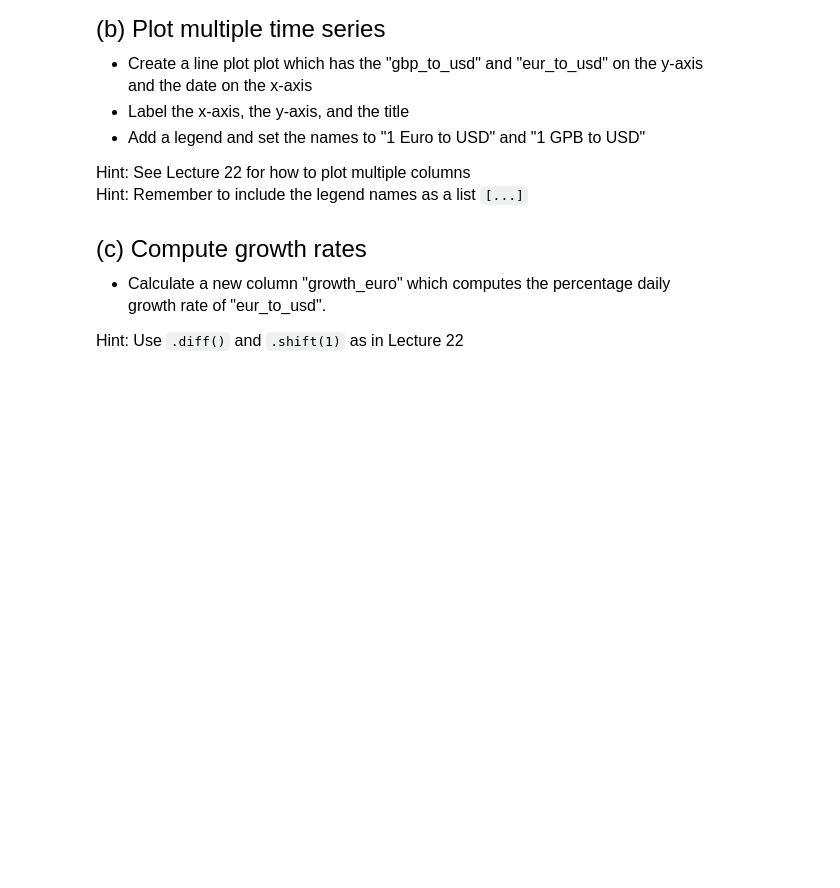
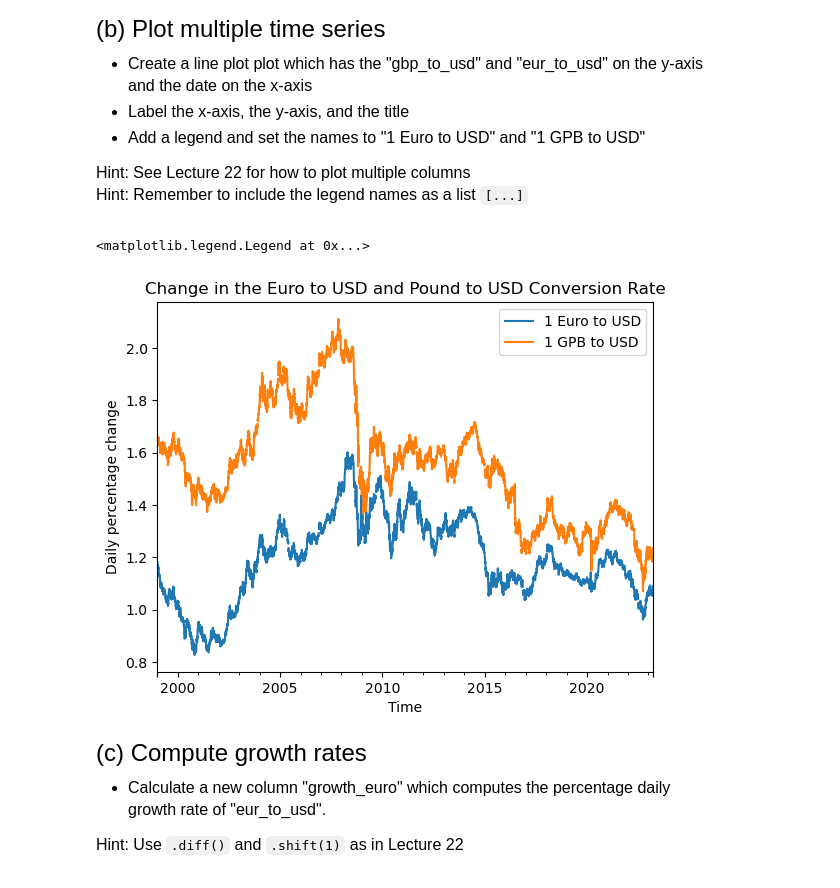
Before and after one commit to jshimp/emoryqtm151, a Jupyter notebook: Quiz 5 - Section 3.ipynb, the cells around one changed output. Saved outputs shown, nothing was run; the diff lists cells and outputs as text; code cells hidden in the pictures; blank space fills up the shorter version.

```diff
--- a/Quiz 5 - Section 3.ipynb
+++ b/Quiz 5 - Section 3.ipynb
@@ -52,3 +59,9 @@ for the following currencies:
+# %%
+# Write your own code
+
+currencies = pd.read_csv("/Users/johnshimp/Downloads/emoryqtm151/currencies.csv")
+
+currencies["date"] = pd.to_datetime(currencies["date_string"], format = "%A, %b %d, %Y")
 # %% [markdown]
 <font size = "5">
 
@@ -68,3 +79,13 @@
+# %%
+# Write your own code
+currencies[["date","gbp_to_usd","eur_to_usd"]].set_index("date").plot()
+plt.xlabel("Time")
+plt.ylabel("Daily percentage change")
+plt.title("Change in the Euro to USD and Pound to USD Conversion Rate")
+plt.legend(["1 Euro to USD","1 GPB to USD"])
+# %% [output]
+<matplotlib.legend.Legend at 0x...>
+[figure, added]
 # %% [markdown]
 <font size = "5">
 
```
Also changed, not shown: parts of 13 cells of this notebook, 3 other files.
